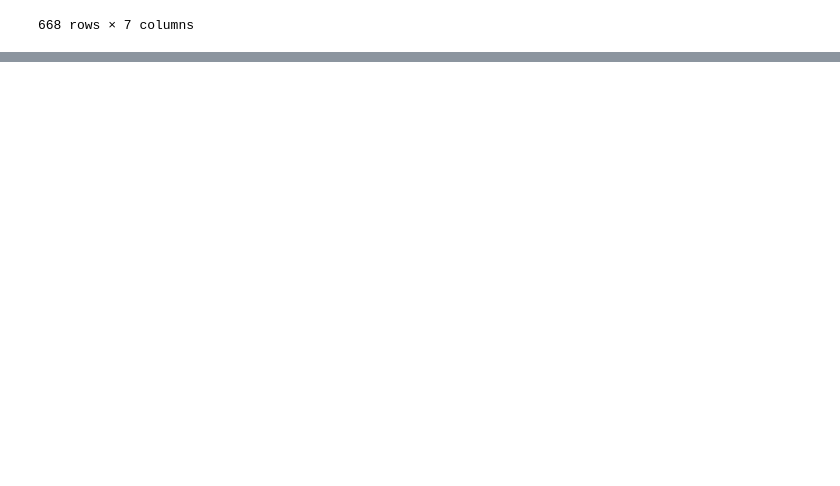
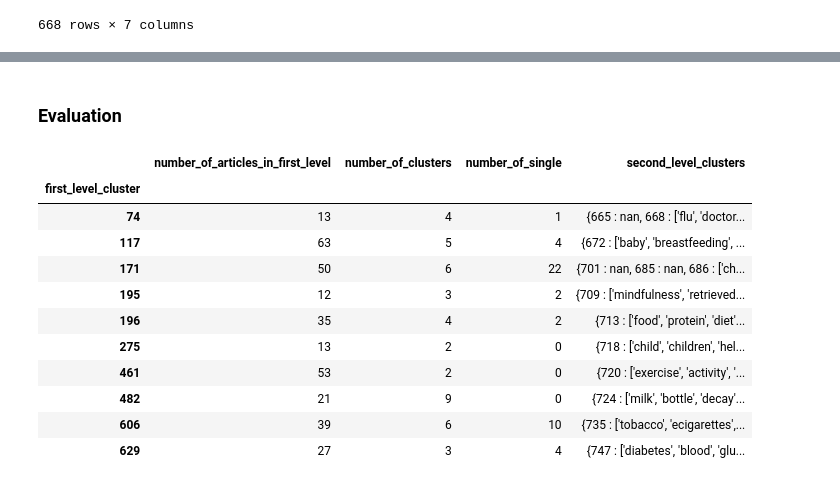
Before and after one commit to Synapxe-DNA/healthhub-content-optimization, a Jupyter notebook: content-optimization/notebooks/sub_grouping.ipynb, the cells around one changed output, grey strips where cells are left out. Saved outputs shown, nothing was run; the diff lists cells and outputs as text; code cells hidden in the pictures; blank space fills up the shorter version.

```diff
--- a/content-optimization/notebooks/sub_grouping.ipynb
+++ b/content-optimization/notebooks/sub_grouping.ipynb
@@ -289,2 +276,29 @@ adjusted_cluster.head()
 # %%
 updated_pred_cluster.to_csv(os.path.join(experiment_path,"predicted_cluster_2nd_level_clustering.csv"), index=False)
+# %% [markdown]
+### Evaluation
+# %%
+pd.set_option('display.max_colwidth',50)
+updated_pred_cluster = pd.read_csv(os.path.join(experiment_path, "predicted_cluster_2nd_level_clustering.csv"))
+broken_down_groups = updated_pred_cluster[updated_pred_cluster['first_level_cluster'] != updated_pred_cluster['second_level_cluster']]
+broken_down_groups['second_level_cluster:kws'] = broken_down_groups.apply(lambda x: str(x['second_level_cluster']) + ' : ' + str(x['second_level_cluster_kws']), axis=1)
+agg_result = broken_down_groups.groupby('first_level_cluster').agg(
+    number_of_articles_in_first_level = ('first_level_cluster','size'),
+    number_of_clusters=('second_level_cluster_kws', 'nunique'),
+    number_of_single=('second_level_cluster_kws', lambda x: x.isna().sum()),
+    second_level_clusters = ('second_level_cluster:kws',set)
+)
+agg_result
+# %% [output]
+|  | number_of_articles_in_first_level | number_of_clusters | number_of_single | second_level_clusters |
+| first_level_cluster |  |  |  |  |
+| 74 | 13 | 4 | 1 | {665 : nan, 668 : ['flu', 'doctor... |
+| 117 | 63 | 5 | 4 | {672 : ['baby', 'breastfeeding', ... |
+| 171 | 50 | 6 | 22 | {701 : nan, 685 : nan, 686 : ['ch... |
+| 195 | 12 | 3 | 2 | {709 : ['mindfulness', 'retrieved... |
+| 196 | 35 | 4 | 2 | {713 : ['food', 'protein', 'diet'... |
+| 275 | 13 | 2 | 0 | {718 : ['child', 'children', 'hel... |
+| 461 | 53 | 2 | 0 | {720 : ['exercise', 'activity', '... |
+| 482 | 21 | 9 | 0 | {724 : ['milk', 'bottle', 'decay'... |
+| 606 | 39 | 6 | 10 | {735 : ['tobacco', 'ecigarettes',... |
+| 629 | 27 | 3 | 4 | {747 : ['diabetes', 'blood', 'glu... |
```
Also changed, not shown: parts of 6 cells of this notebook.
